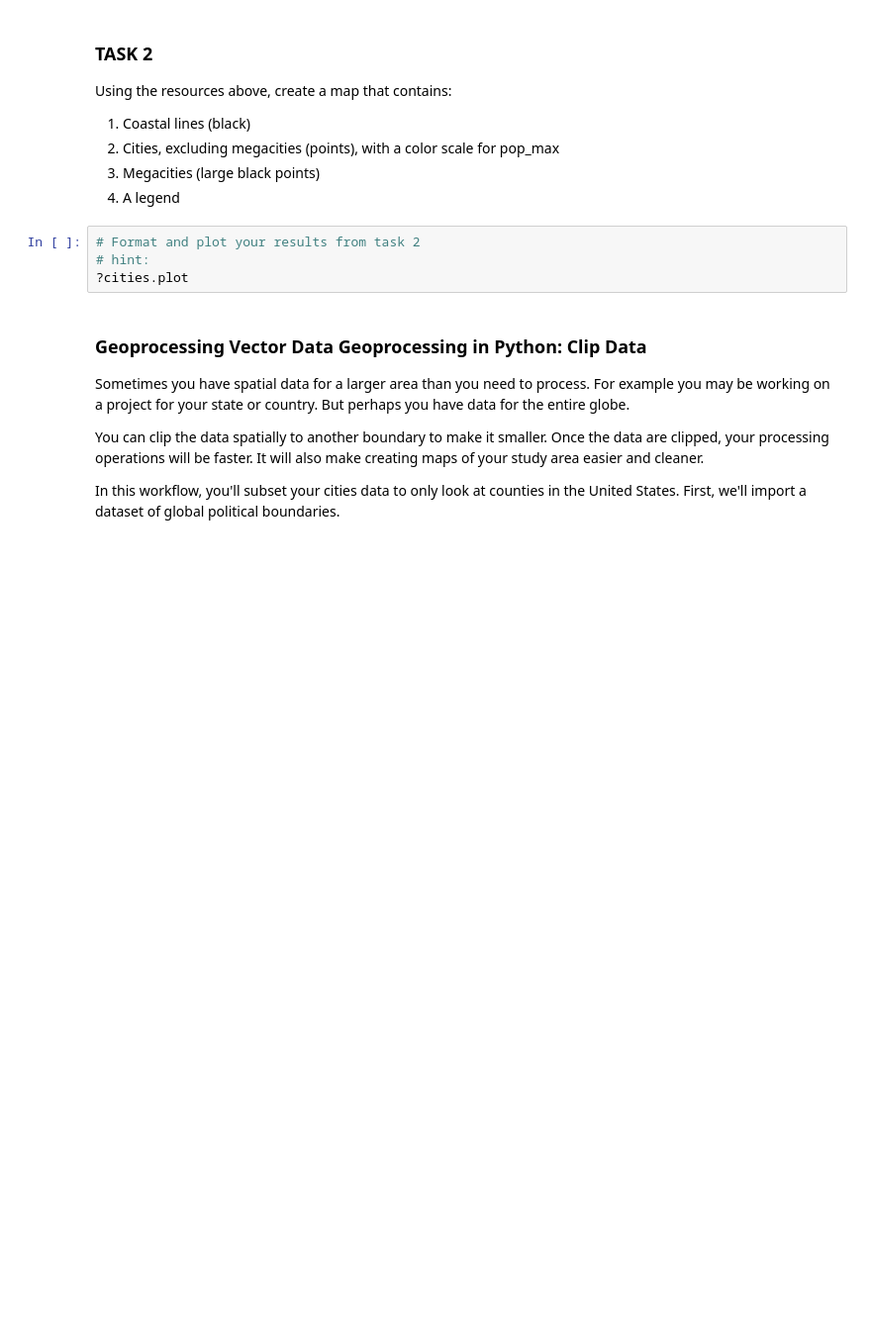
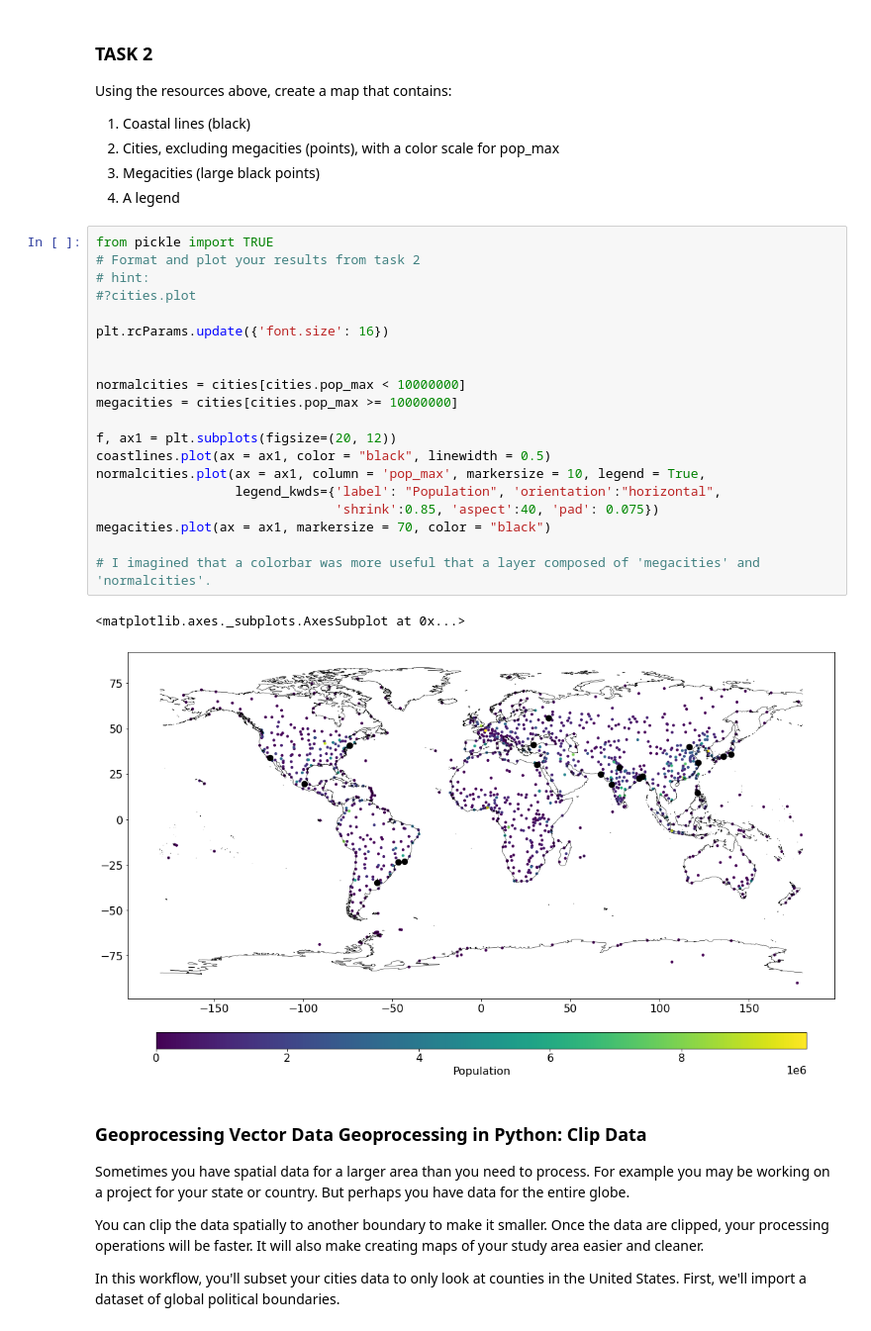
Before and after one commit to BenjaminGuerreroLewin/EnvDatSci22, a Jupyter notebook: CodeSprints/VectorData101.ipynb, the cells around one changed output. Shown at 99% size. Drawn from its saved outputs; the diff is of its cells as text; blank space fills up the shorter version.

```diff
--- a/CodeSprints/VectorData101.ipynb
+++ b/CodeSprints/VectorData101.ipynb
@@ -410,10 +410,29 @@ Using the resources above, create a map that contains:
 2. Cities, excluding megacities (points), with a color scale for pop_max
 3. Megacities (large black points)
 3. A legend
-# %%
-# Format and plot your results from task 2
-# hint:
-?cities.plot
+# %%
+from pickle import TRUE
+# Format and plot your results from task 2
+# hint:
+#?cities.plot
+
+plt.rcParams.update({'font.size': 16})
+
+
+normalcities = cities[cities.pop_max < 10000000]
+megacities = cities[cities.pop_max >= 10000000]
+
+f, ax1 = plt.subplots(figsize=(20, 12))
+coastlines.plot(ax = ax1, color = "black", linewidth = 0.5)
+normalcities.plot(ax = ax1, column = 'pop_max', markersize = 10, legend = True,
+                  legend_kwds={'label': "Population", 'orientation':"horizontal",
+                               'shrink':0.85, 'aspect':40, 'pad': 0.075})
+megacities.plot(ax = ax1, markersize = 70, color = "black")
+
+# I imagined that a colorbar was more useful that a layer composed of 'megacities' and 'normalcities'.
+# %% [output]
+<matplotlib.axes._subplots.AxesSubplot at 0x...>
+[figure, added]
 # %% [markdown]
 ### Geoprocessing Vector Data Geoprocessing in Python: Clip Data
 Sometimes you have spatial data for a larger area than you need to process. For example you may be working on a project for your state or country. But perhaps you have data for the entire globe.
```
Also changed, not shown: parts of 6 cells of this notebook.
